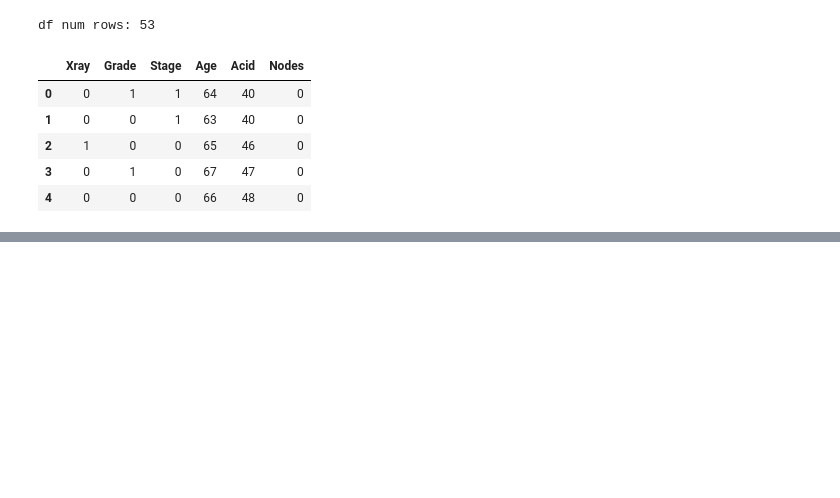
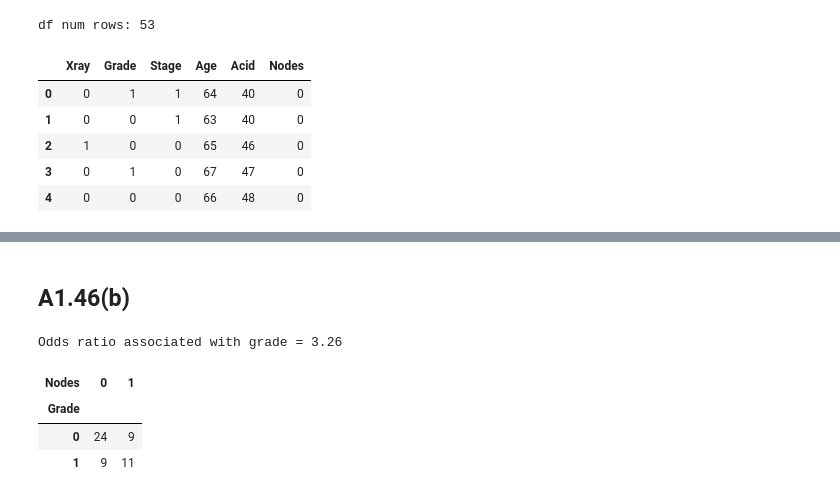
Before and after one commit to jmsdao/intro-biostats-solutions, a Jupyter notebook: Chapter01.ipynb, the cells around one changed output, grey strips where cells are left out. Drawn from its saved outputs; the diff is of its cells as text; code cells hidden in the pictures; blank space fills up the shorter version.

```diff
--- a/Chapter01.ipynb
+++ b/Chapter01.ipynb
@@ -646,0 +758,11 @@ df num rows: 53
+# %% [markdown]
+## A1.46(b)
+# %%
+print(f"Odds ratio associated with grade = {odds_ratio['Grade'] :.2f}")
+tbl['Grade']
+# %% [output]
+Odds ratio associated with grade = 3.26
+| Nodes | 0 | 1 |
+| Grade |  |  |
+| 0 | 24 | 9 |
+| 1 | 9 | 11 |
```
Also changed, not shown: parts of 21 cells of this notebook.
